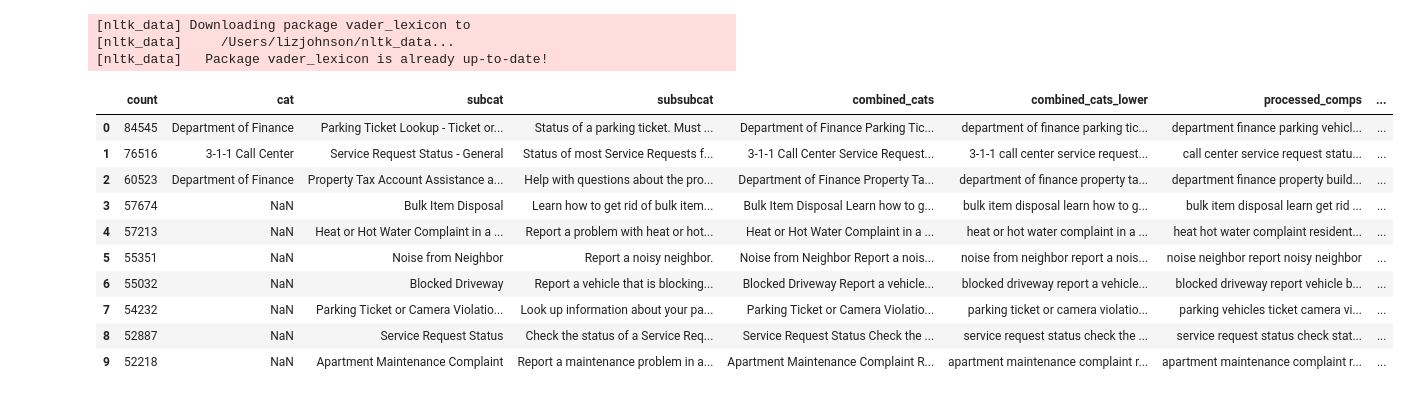
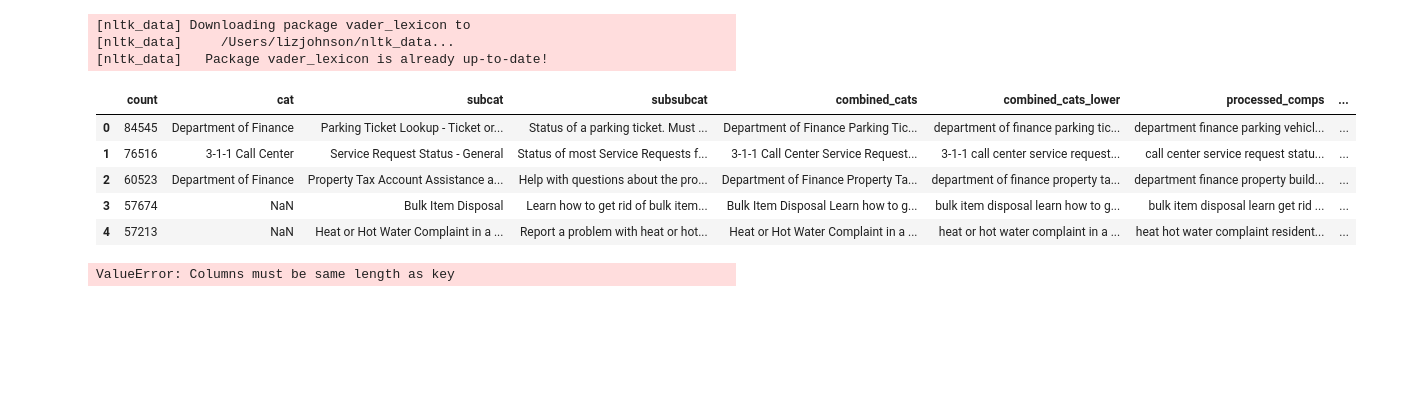
Before and after one commit to emj1020/311_sentiment_analysis, a Jupyter notebook: Scripts/02_preprocessing_311comps.ipynb, the cells around one changed output. Cells and saved outputs as stored; diff of their text form; code cells hidden in the pictures; blank space fills up the shorter version.

```diff
--- a/Scripts/02_preprocessing_311comps.ipynb
+++ b/Scripts/02_preprocessing_311comps.ipynb
@@ -274,19 +274,19 @@ call_comps['sentiment_scores'] = call_comps.apply(get_sentiment_scores, axis=1)
 [nltk_data]     /Users/lizjohnson/nltk_data...
 [nltk_data]   Package vader_lexicon is already up-to-date!
 # %%
-call_comps.head(10)
+call_comps.head()
 # %% [output]
 |  | count | cat | subcat | subsubcat | combined_cats | combined_cats_lower | processed_comps | ... |
 | 0 | 84545 | Department of Finance | Parking Ticket Lookup - Ticket or... | Status of a parking ticket. Must ... | Department of Finance Parking Tic... | department of finance parking tic... | department finance parking vehicl... | ... |
 | 1 | 76516 | 3-1-1 Call Center | Service Request Status - General | Status of most Service Requests f... | 3-1-1 Call Center Service Request... | 3-1-1 call center service request... | call center service request statu... | ... |
 | 2 | 60523 | Department of Finance | Property Tax Account Assistance a... | Help with questions about the pro... | Department of Finance Property Ta... | department of finance property ta... | department finance property build... | ... |
 | 3 | 57674 | NaN | Bulk Item Disposal | Learn how to get rid of bulk item... | Bulk Item Disposal Learn how to g... | bulk item disposal learn how to g... | bulk item disposal learn get rid ... | ... |
 | 4 | 57213 | NaN | Heat or Hot Water Complaint in a ... | Report a problem with heat or hot... | Heat or Hot Water Complaint in a ... | heat or hot water complaint in a ... | heat hot water complaint resident... | ... |
-| 5 | 55351 | NaN | Noise from Neighbor | Report a noisy neighbor. | Noise from Neighbor Report a nois... | noise from neighbor report a nois... | noise neighbor report noisy neighbor | ... |
-| 6 | 55032 | NaN | Blocked Driveway | Report a vehicle that is blocking... | Blocked Driveway Report a vehicle... | blocked driveway report a vehicle... | blocked driveway report vehicle b... | ... |
-| 7 | 54232 | NaN | Parking Ticket or Camera Violatio... | Look up information about your pa... | Parking Ticket or Camera Violatio... | parking ticket or camera violatio... | parking vehicles ticket camera vi... | ... |
-| 8 | 52887 | NaN | Service Request Status | Check the status of a Service Req... | Service Request Status Check the ... | service request status check the ... | service request status check stat... | ... |
-| 9 | 52218 | NaN | Apartment Maintenance Complaint | Report a maintenance problem in a... | Apartment Maintenance Complaint R... | apartment maintenance complaint r... | apartment maintenance complaint r... | ... |
+# %%
+call_comps[['neg', 'pos', 'compound']] = call_comps['sentiment_scores'].apply(pd.Series)
+call_comps.head()
+# %% [output]
+ValueError: Columns must be same length as key
 # %%
 # Calculate the mean compound sentiment score for each category
 mean_sentiment_scores = call_comps.groupby('combined_cats')['sentiment_scores'].apply(lambda x: x.apply(lambda y: y['compound']).mean())
```
Also changed, not shown: 1 other file.
